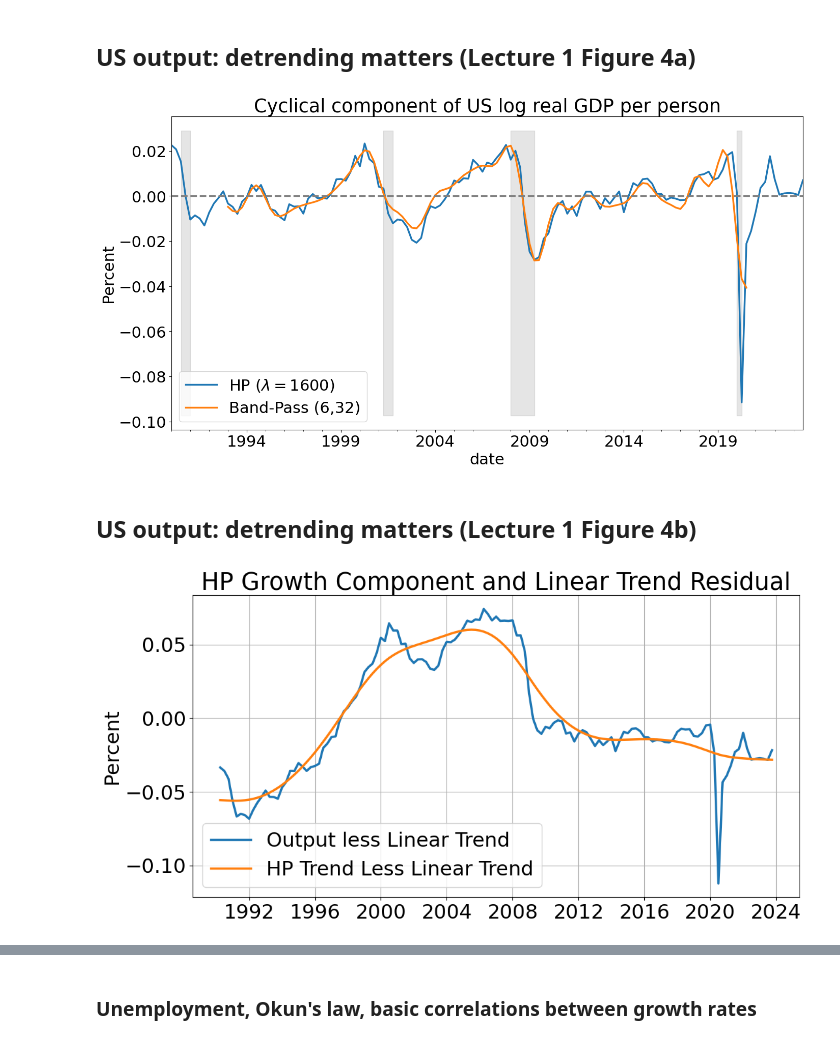
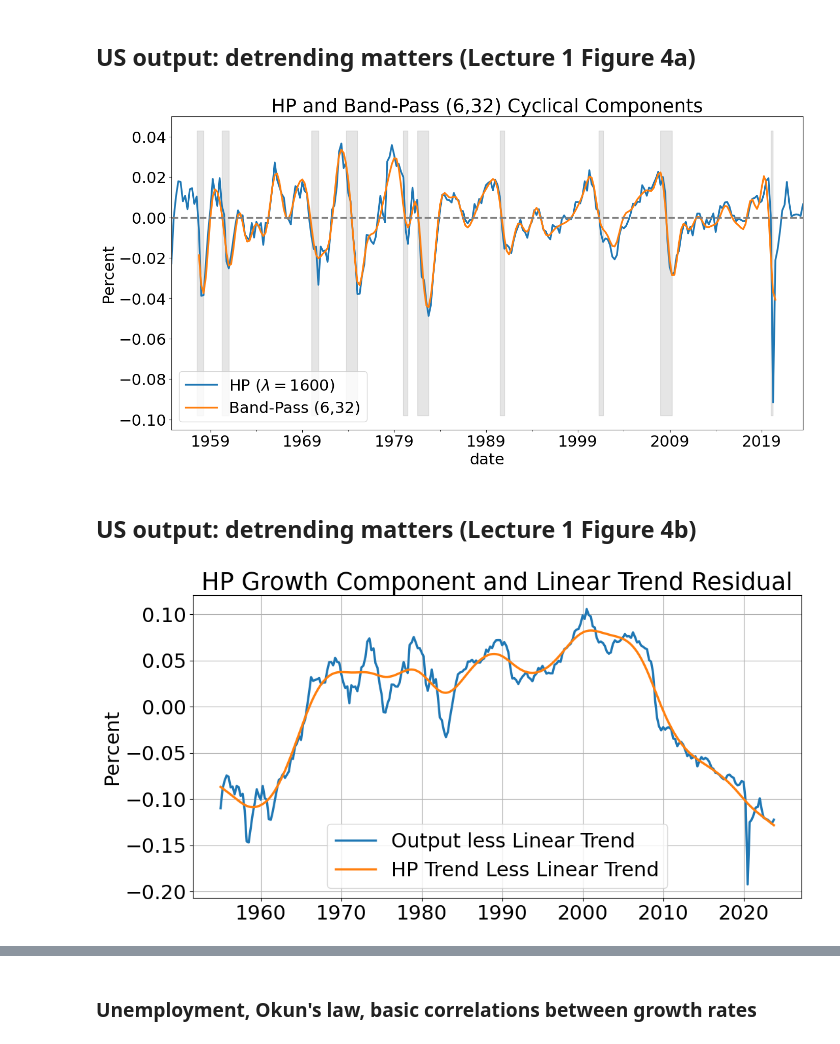
Before and after one commit to alexwellman/macrodata-wellman, a Jupyter notebook: Econ212/data_212.ipynb, the cells around one changed output, grey strips where cells are left out. Saved outputs shown, nothing was run; the diff lists cells and outputs as text; code cells hidden in the pictures.

Commit message:
Added 3/4 of S1 Graphs

```diff
--- a/Econ212/data_212.ipynb
+++ b/Econ212/data_212.ipynb
@@ -79,7 +79,7 @@ stateu = data_load.get_state_u_data('Q')
 # %% [markdown]
 #### Sample selection
 # %%
-series = series.loc['1952-03-31':dt.now().strftime('%Y-%m-%d')]
+series = series.loc['1954-12-31':dt.now().strftime('%Y-%m-%d')]
 series.tail()
 # %% [output]
 |  | yn | cn | gn | in | nxn | impn | expn | y | c | g | ... | ... |
@@ -92 +92,4 @@ series.tail()
 5 rows × 40 columns
+# %%
+# Drop the last entry from the DataFrame
+series = series.drop(series.tail(1).index)  # This removes the last row
@@ -140,27 +161,27 @@ Text(0.5, 1.0, 'US log real GDP per person')
 ## US output: detrending matters, Business cycles more severe & persistent... (Lecture 1 Figure 3)
 # %%
 # Filter the DataFrame to start from 1990 and make a copy to avoid SettingWithCopyWarning
-series = series[series.index >= '1990-01-01'].copy()
+series2 = series[series.index >= '1990-01-01'].copy()
 
 # Recalculate 't' since we are starting from 1990 now
-series['t'] = np.arange(len(series)) # Time index
+series2['t'] = np.arange(len(series2)) # Time index
 
 # Log of GDP
-series['ylog'] = np.log(series['y'])
+series2['ylog'] = np.log(series2['y'])
 
 # Linear Trend
-series['ylogfit'], regparams = reg_fit(series['ylog'], series['t'], verbose=False)
+series2['ypoplogfit'], regparams = reg_fit(series2['ylog'], series2['t'], verbose=False)
 
 # HP Filters
 lambdahp_1600 = 1600
 lambdahp_16 = 16
-cycle_y_1600, trend_y_1600 = sm.tsa.filters.hpfilter(series['ylog'], lambdahp_1600)
-cycle_y_16, trend_y_16 = sm.tsa.filters.hpfilter(series['ylog'], lambdahp_16)
+cycle_y_1600, trend_y_1600 = sm.tsa.filters.hpfilter(series2['ylog'], lambdahp_1600)
+cycle_y_16, trend_y_16 = sm.tsa.filters.hpfilter(series2['ylog'], lambdahp_16)
 
 # Quadratic Trend
-series['t_sq'] = series['t'] ** 2
-X_quad = sm.add_constant(series[['t', 't_sq']])
-model_quad = sm.OLS(series['ylog'], X_quad)
+series2['t_sq'] = series2['t'] ** 2
+X_quad = sm.add_constant(series2[['t', 't_sq']])
+model_quad = sm.OLS(series2['ylog'], X_quad)
 results_quad = model_quad.fit()
 quad_fit = results_quad.predict(X_quad)
 
@@ -168,32 +189,32 @@ quad_fit = results_quad.predict(X_quad)
 fig, axs = plt.subplots(2, 2, figsize=(16, 12)) # 2x2 subplots
 
 # Top-Left: Linear Trend
-axs[0, 0].plot(series.index, series['ylog'], label='Log Y')
-axs[0, 0].plot(series.index, series['ylogfit'], label='Linear Trend')
+axs[0, 0].plot(series2.index, series2['ylog'], label='Log Y')
+axs[0, 0].plot(series2.index, series2['ypoplogfit'], label='Linear Trend')
 axs[0, 0].set_title('Log Y with Linear Trend')
 axs[0, 0].legend()
 
 # Top-Right: HP Filter 1600
-axs[0, 1].plot(series.index, series['ylog'], label='Log Y')
-axs[0, 1].plot(series.index, trend_y_1600, label='HP Filter 1600')
+axs[0, 1].plot(series2.index, series2['ylog'], label='Log Y')
+axs[0, 1].plot(series2.index, trend_y_1600, label='HP Filter 1600')
 axs[0, 1].set_title('Log Y with HP Filter 1600')
 axs[0, 1].legend()
 
 # Bottom-Left: Quadratic Trend
-axs[1, 0].plot(series.index, series['ylog'], label='Log Y')
-axs[1, 0].plot(series.index, quad_fit, label='Quadratic Trend')
+axs[1, 0].plot(series2.index, series2['ylog'], label='Log Y')
+axs[1, 0].plot(series2.index, quad_fit, label='Quadratic Trend')
 axs[1, 0].set_title('Log Y with Quadratic Trend')
 axs[1, 0].legend()
 
 # Bottom-Right: HP Filter 16
-axs[1, 1].plot(series.index, series['ylog'], label='Log Y')
-axs[1, 1].plot(series.index, trend_y_16, label='HP Filter 16')
+axs[1, 1].plot(series2.index, series2['ylog'], label='Log Y')
+axs[1, 1].plot(series2.index, trend_y_16, label='HP Filter 16')
 axs[1, 1].set_title('Log Y with HP Filter 16')
 axs[1, 1].legend()
 
 # Adding recession shades to all subplots
 for ax in axs.flat:
-    ax.fill_between(series.index, *ax.get_ylim(), where=series['USREC'].values, color='k', alpha=0.1)
+    ax.fill_between(series2.index, *ax.get_ylim(), where=series2['USREC'].values, color='k', alpha=0.1)
 
 for ax in axs.flat:
     ax.xaxis.set_major_locator(mdates.YearLocator(5))  # Show year label every 5 years
@@ -210,39 +231,42 @@ plt.show()
 # %%
 # Your existing code for the HP and Band-Pass filters
 cycle_ypop, trend_ypop = sm.tsa.filters.hpfilter(np.log(series['ypop']), lambdahp)
 cycle_ypop_bp = sm.tsa.filters.bkfilter(np.log(series['ypop']), low=6, high=32, K=12)
 
 # Plotting the HP cycle
 cycle_ypop.plot(label=r'HP ($\lambda=1600$)')
 
 # Plotting the Band-Pass cycle
 cycle_ypop_bp.plot(label='Band-Pass (6,32)')
 
 # Setting the y-axis limits, labels, and adding legend
 yl, yh = plt.ylim()
 plt.ylabel('Percent')
 plt.legend()
 
 # Draw shaded areas for recession
 plt.fill_between(series.index, yl, yh, where=series['USREC'].values, color='k', alpha=0.1)
 
 # Adding a title
-plt.title('Cyclical component of US log real GDP per person')
+plt.title('HP and Band-Pass (6,32) Cyclical Components')
 
 # Drawing a horizontal line at y=0
 plt.axhline(y=0, color='gray', linestyle='--')
 
 # Uncomment the following line to save the plot
 # plt.savefig(f'Export/us_log_realgdp_cycle.pdf', format='pdf', transparent=True)
 
 plt.show()
 # %% [output]
-[figure, old version]
+[figure, new version]
 # %% [markdown]
 ## US output: detrending matters (Lecture 1 Figure 4b)
 # %%
 # Calculate 'Output less Linear Trend'
 output_less_linear_trend = (np.log(series['y']) - series['ylogfit'])
+
+# Calculate HP Trend
+cycle_y_1600, trend_y_1600 = sm.tsa.filters.hpfilter(np.log(series['y']), lambdahp_1600)
 
 # Calculate 'HP Trend Less Linear Trend'
 hp_trend_less_linear_trend = (trend_y_1600 - series['ylogfit'])
@@ -265,4 +289,4 @@ plt.grid(True)
 
 plt.show()
 # %% [output]
-[figure, old version]
+[figure, new version]
```
Also changed, not shown: parts of 36 cells of this notebook, 2 other files.
